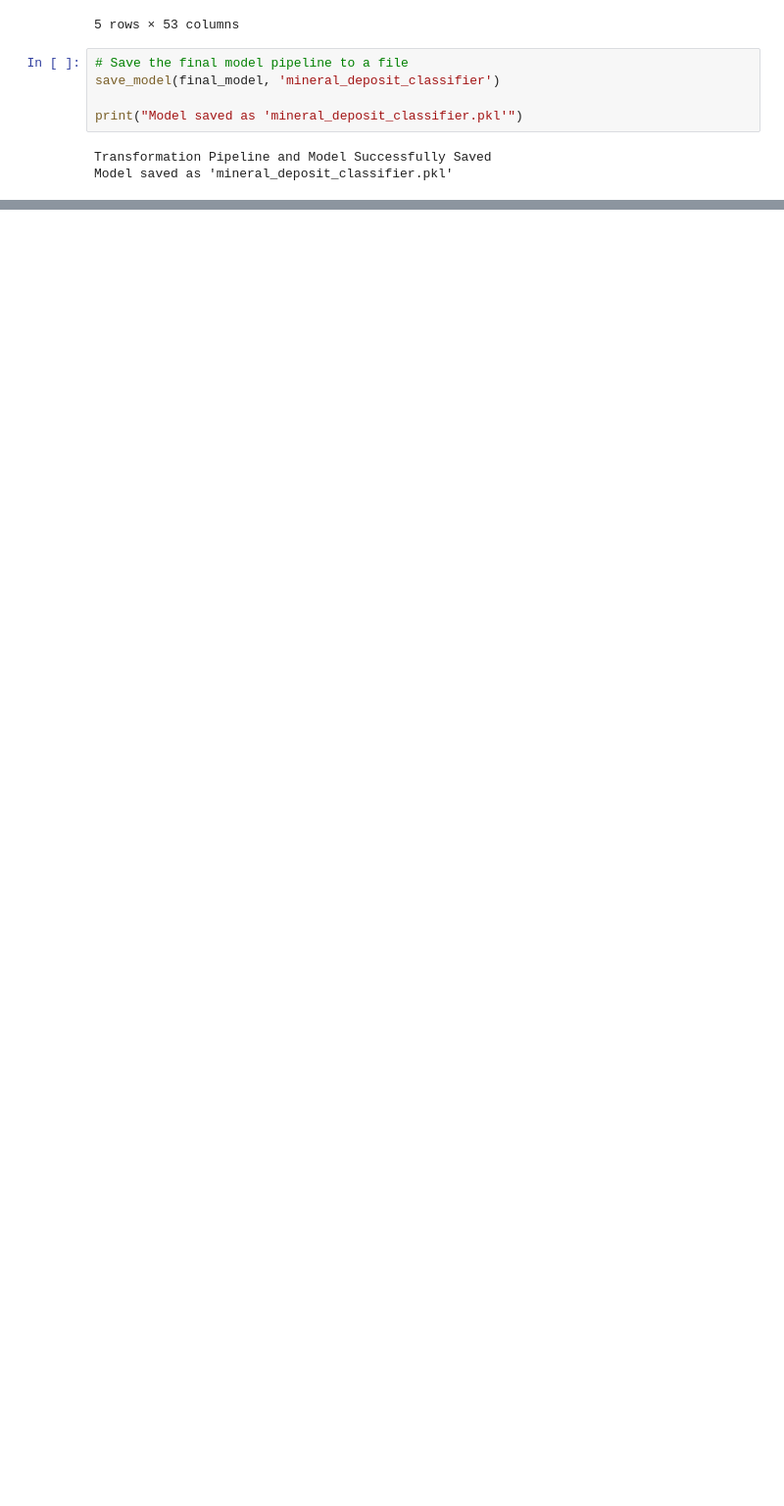
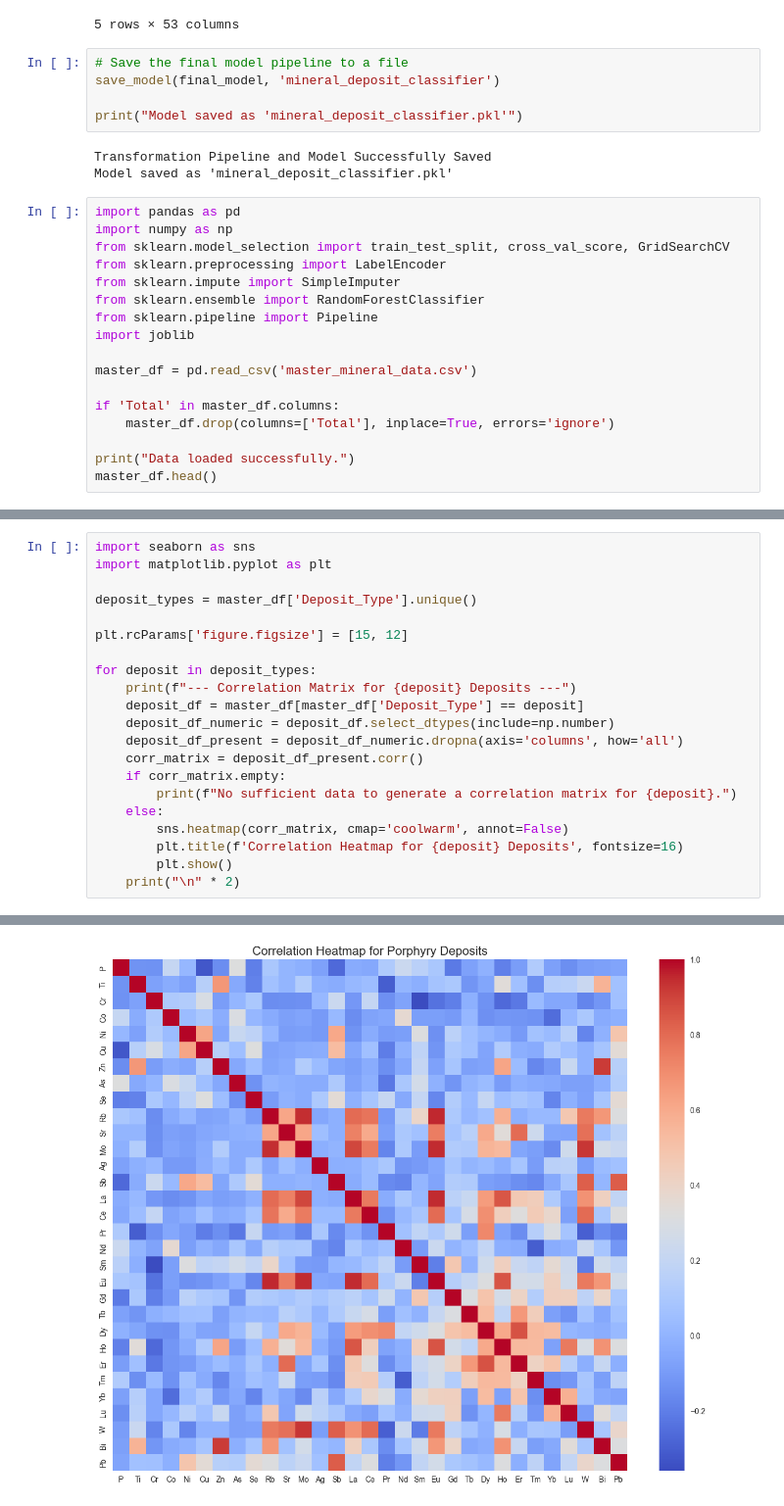
Before and after one commit to Dhruv-099/Geospatial-Mineral-Analysis, a Jupyter notebook: model_2.ipynb, the cells around one changed output, grey strips where cells are left out. Shown at 98% size. Saved outputs shown, nothing was run; the diff lists cells and outputs as text; blank space fills up the shorter version.

```diff
--- a/model_2.ipynb
+++ b/model_2.ipynb
@@ -278,3 +277,20 @@ print("Model saved as 'mineral_deposit_classifier.pkl'")
 # %% [output]
 Transformation Pipeline and Model Successfully Saved
 Model saved as 'mineral_deposit_classifier.pkl'
+# %%
+import pandas as pd
+import numpy as np
+from sklearn.model_selection import train_test_split, cross_val_score, GridSearchCV
+from sklearn.preprocessing import LabelEncoder
+from sklearn.impute import SimpleImputer
+from sklearn.ensemble import RandomForestClassifier
+from sklearn.pipeline import Pipeline
+import joblib
+
+master_df = pd.read_csv('master_mineral_data.csv')
+
+if 'Total' in master_df.columns:
+    master_df.drop(columns=['Total'], inplace=True, errors='ignore')
+
+print("Data loaded successfully.")
+master_df.head()
@@ -280,0 +389,22 @@ Model saved as 'mineral_deposit_classifier.pkl'
+# %%
+import seaborn as sns
+import matplotlib.pyplot as plt
+
+deposit_types = master_df['Deposit_Type'].unique()
+
+plt.rcParams['figure.figsize'] = [15, 12]
+
+for deposit in deposit_types:
+    print(f"--- Correlation Matrix for {deposit} Deposits ---")
+    deposit_df = master_df[master_df['Deposit_Type'] == deposit]
+    deposit_df_numeric = deposit_df.select_dtypes(include=np.number)
+    deposit_df_present = deposit_df_numeric.dropna(axis='columns', how='all')
+    corr_matrix = deposit_df_present.corr()
+    if corr_matrix.empty:
+        print(f"No sufficient data to generate a correlation matrix for {deposit}.")
+    else:
+        sns.heatmap(corr_matrix, cmap='coolwarm', annot=False)
+        plt.title(f'Correlation Heatmap for {deposit} Deposits', fontsize=16)
+        plt.show()
+    print("\n" * 2)
+# %% [output]
@@ -280,0 +412 @@ Model saved as 'mineral_deposit_classifier.pkl'
+[figure, added]
```
Also changed, not shown: parts of 11 cells of this notebook, 6 other files.
